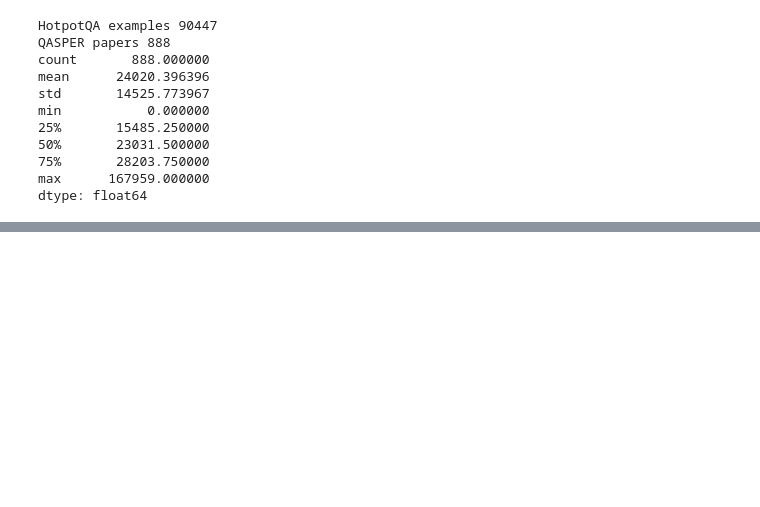
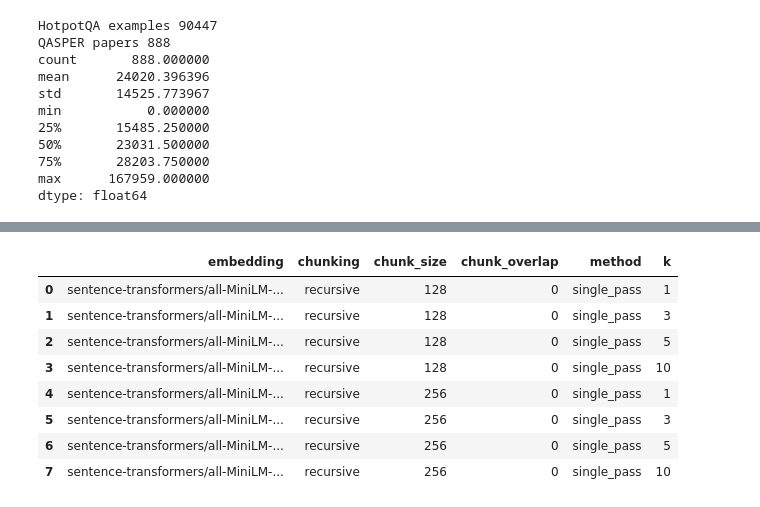
Before and after one commit to Robertoherrera0/QA-retrieval-pipeline, a Jupyter notebook: retrieval.ipynb, the cells around one changed output, grey strips where cells are left out. Cells and saved outputs as stored; diff of their text form; code cells hidden in the pictures; blank space fills up the shorter version.

```diff
--- a/retrieval.ipynb
+++ b/retrieval.ipynb
@@ -263,20 +113,0 @@ def run_qasper(embedder, chunk_size, overlap):
-# %%
-for model_name in EMBEDDING_MODELS:
-    embedder = HuggingFaceEmbeddings(model_name="sentence-transformers/" + model_name)
-    for chunk_size in CHUNK_SIZES:
-        for overlap in OVERLAPS:
-            for dataset, run in [("hotpotqa", run_hotpot), ("qasper", run_qasper)]:
-                name = f"{dataset}_{model_name}_cs{chunk_size}_ov{overlap}"
-                if (RESULTS_DIR / (name + ".json")).exists():
-                    print("skipping", name)
-                    continue
-                metrics, timing, rows = run(embedder, chunk_size, overlap)
-                settings = {
-                    "dataset": dataset,
-                    "embedding_model": model_name,
-                    "chunk_size": chunk_size,
-                    "overlap": overlap,
-                    "k_values": K_VALUES,
-                }
-                save_result(name, settings, {"scores": metrics, "timing": timing, "rows": rows})
-                print(name, "hit@3 =", metrics["k3"]["hit"], timing)
@@ -468,0 +330,25 @@ def save_result(name, settings, metrics):
+# %%
+configs = [
+    {
+        "embedding": "sentence-transformers/all-MiniLM-L6-v2",
+        "chunking": "recursive",
+        "chunk_size": chunk_size,
+        "chunk_overlap": 0,
+        "method": "single_pass",
+        "k": k,
+    }
+    for chunk_size in [128, 256]
+    for k in [1, 3, 5, 10]
+]
+
+pd.DataFrame(configs)
+# %% [output]
+|  | embedding | chunking | chunk_size | chunk_overlap | method | k |
+| 0 | sentence-transformers/all-MiniLM-... | recursive | 128 | 0 | single_pass | 1 |
+| 1 | sentence-transformers/all-MiniLM-... | recursive | 128 | 0 | single_pass | 3 |
+| 2 | sentence-transformers/all-MiniLM-... | recursive | 128 | 0 | single_pass | 5 |
+| 3 | sentence-transformers/all-MiniLM-... | recursive | 128 | 0 | single_pass | 10 |
+| 4 | sentence-transformers/all-MiniLM-... | recursive | 256 | 0 | single_pass | 1 |
+| 5 | sentence-transformers/all-MiniLM-... | recursive | 256 | 0 | single_pass | 3 |
+| 6 | sentence-transformers/all-MiniLM-... | recursive | 256 | 0 | single_pass | 5 |
+| 7 | sentence-transformers/all-MiniLM-... | recursive | 256 | 0 | single_pass | 10 |
```
Also changed, not shown: parts of 26 cells of this notebook.
